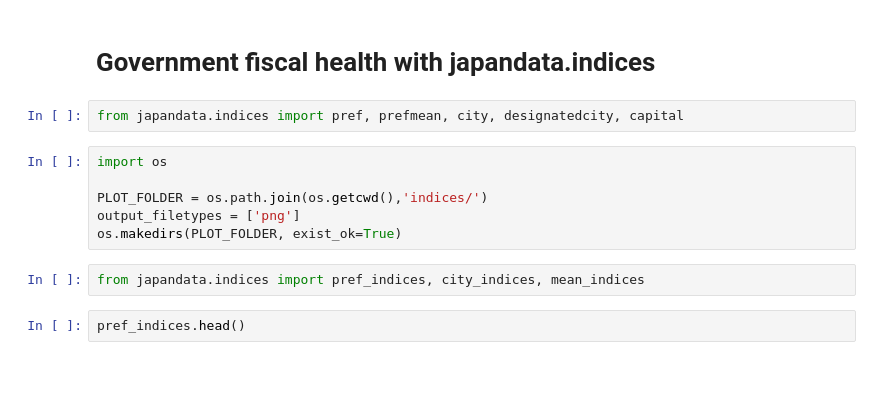
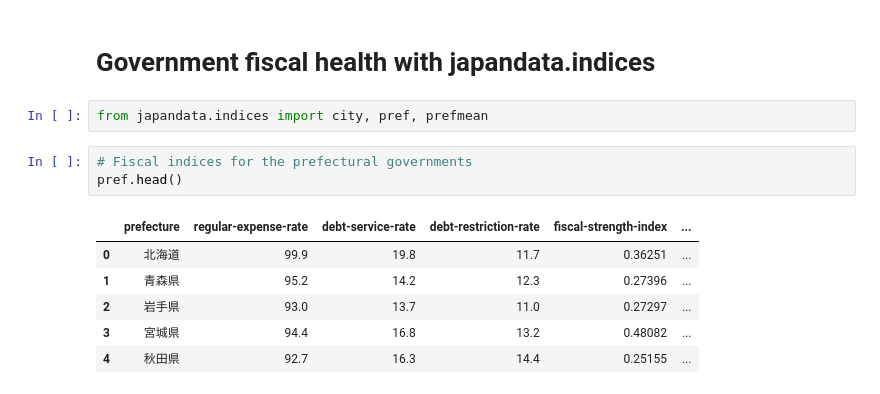
Before and after one commit to passaglia/japandata, a Jupyter notebook: notebooks/indices.ipynb, the cells around one changed output. Cells and saved outputs as stored; diff of their text form.

```diff
--- a/notebooks/indices.ipynb
+++ b/notebooks/indices.ipynb
@@ -1,15 +1,15 @@
 # %% [markdown]
 # Government fiscal health with japandata.indices
 # %%
-from japandata.indices import pref, prefmean, city, designatedcity, capital
+from japandata.indices import city, pref, prefmean
-# %%
-import os
-
-PLOT_FOLDER = os.path.join(os.getcwd(),'indices/')
-output_filetypes = ['png']
-os.makedirs(PLOT_FOLDER, exist_ok=True)
-# %%
-from japandata.indices import pref_indices, city_indices, mean_indices
 # %%
-pref_indices.head()
+# Fiscal indices for the prefectural governments
+pref.head()
+# %% [output]
+|  | prefecture | regular-expense-rate | debt-service-rate | debt-restriction-rate | fiscal-strength-index | ... |
+| 0 | 北海道 | 99.9 | 19.8 | 11.7 | 0.36251 | ... |
+| 1 | 青森県 | 95.2 | 14.2 | 12.3 | 0.27396 | ... |
+| 2 | 岩手県 | 93.0 | 13.7 | 11.0 | 0.27297 | ... |
+| 3 | 宮城県 | 94.4 | 16.8 | 13.2 | 0.48082 | ... |
+| 4 | 秋田県 | 92.7 | 16.3 | 14.4 | 0.25155 | ... |
 # %%
```
Also changed, not shown: parts of 13 cells of this notebook, 9 other files.
